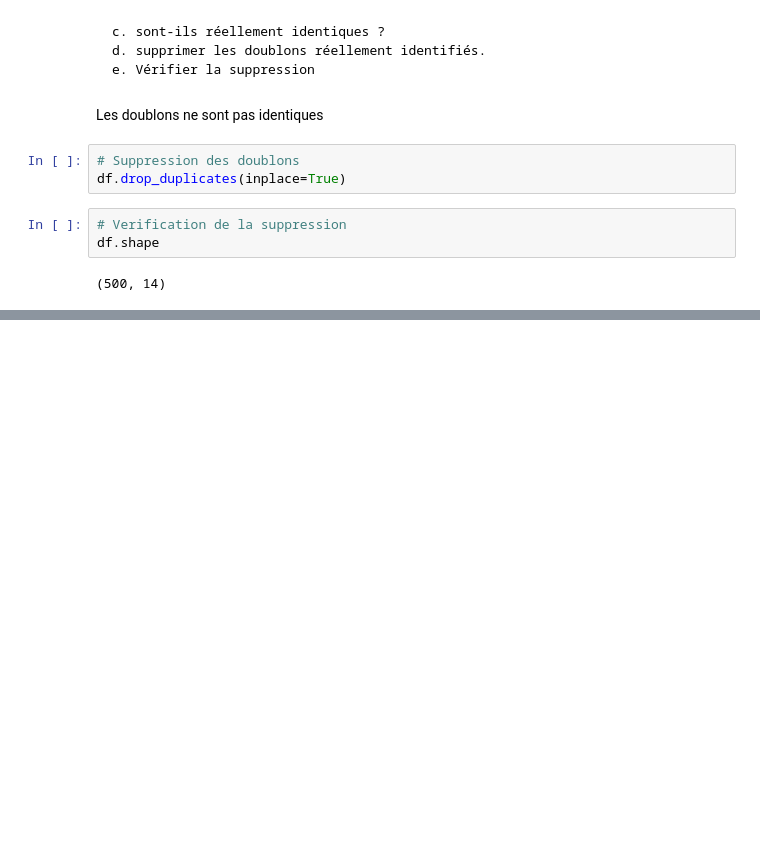
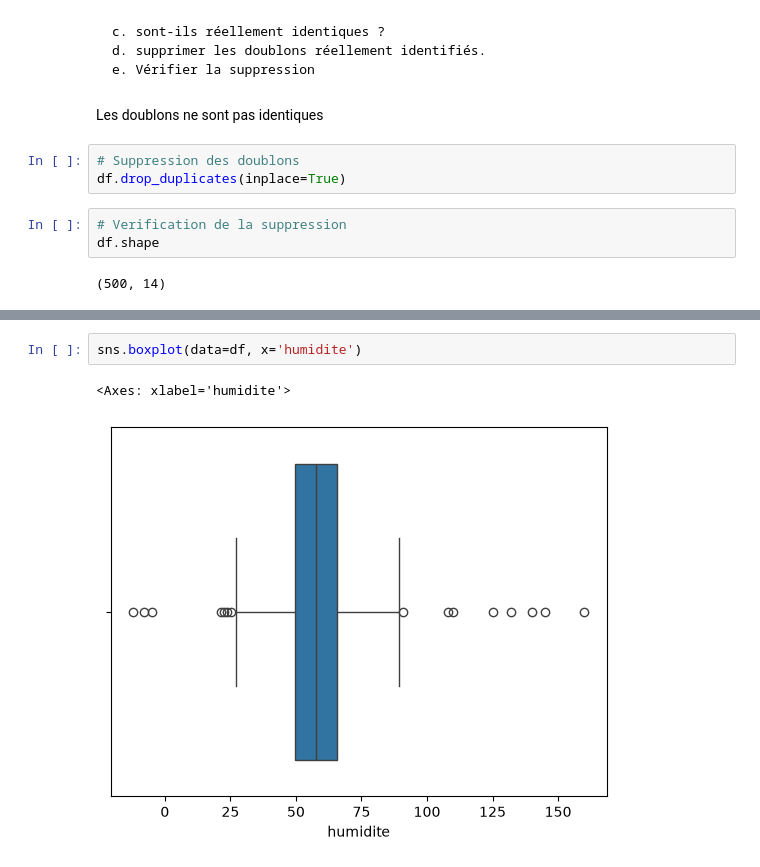
Before and after one commit to Alassanee/atelier_prepa_donnees_tab, a Jupyter notebook: notebooks/atelier_prepa_donnees_tab.ipynb, the cells around one changed output, grey strips where cells are left out. Cells and saved outputs as stored; diff of their text form; blank space fills up the shorter version.

```diff
--- a/notebooks/atelier_prepa_donnees_tab.ipynb
+++ b/notebooks/atelier_prepa_donnees_tab.ipynb
@@ -410,0 +434,5 @@ df.shape
+# %%
+sns.boxplot(data=df, x='humidite')
+# %% [output]
+<Axes: xlabel='humidite'>
+[figure, added]
```
Also changed, not shown: parts of 7 cells of this notebook.
